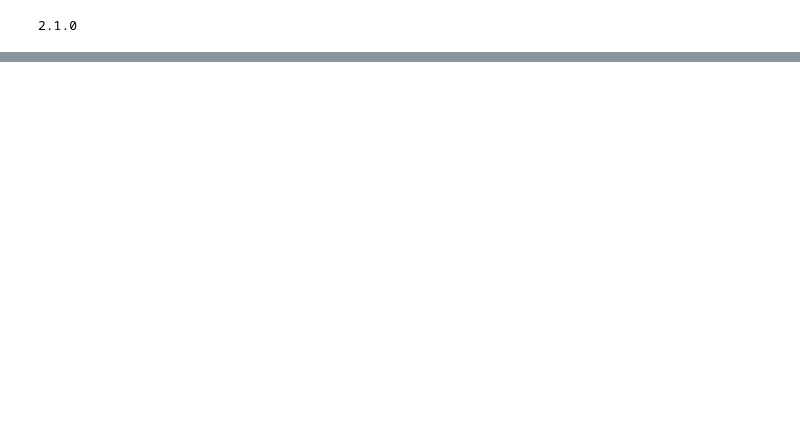
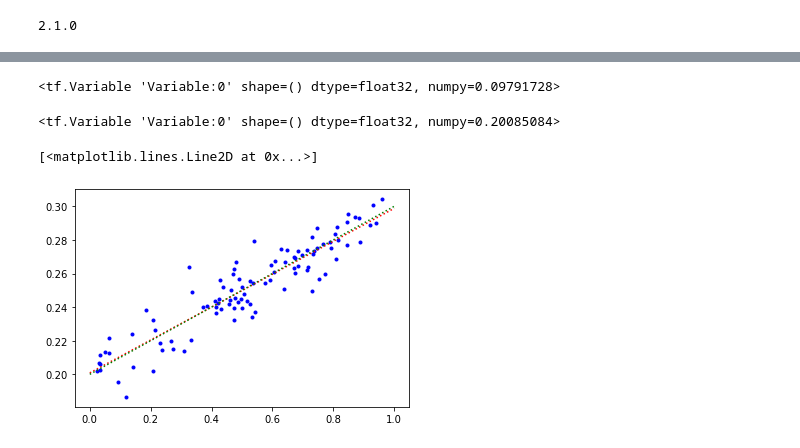
Before and after one commit to YashMunjal/Deep-learning-keras, a Jupyter notebook: linear-regression.ipynb, the cells around one changed output, grey strips where cells are left out. Saved outputs shown, nothing was run; the diff lists cells and outputs as text; code cells hidden in the pictures; blank space fills up the shorter version.

```diff
--- a/linear-regression.ipynb
+++ b/linear-regression.ipynb
@@ -113,0 +158,24 @@ Plotting the data
+# %%
+print("But random guessing can take forever. So\n")
+
+w=tf.Variable(0.0)
+b=tf.Variable(0.0)
+history = []
+learning_rate = 0.7
+#should be kept minimum for less delta b
+#we need derivatives d/dx
+#I kept it big as my prediction was coming 100% true
+steps=200
+
+for step in range(steps):
+    with tf.GradientTape() as tape:
+        loss=mean_squared_error(predict(X,w=w,b=b),Y)
+
+    gradients = tape.gradient(loss, [w, b])
+
+    history.append((w.numpy(), b.numpy(), loss.numpy()))
+    w.assign_sub(gradients[0] * learning_rate)
+    b.assign_sub(gradients[1] * learning_rate)
+
+    if step % 20 == 0:
+        print("Step %d, Loss %f" % (step, loss.numpy()))
@@ -113,0 +195,20 @@ Plotting the data
+# %%
+w
+# %% [output]
+<tf.Variable 'Variable:0' shape=() dtype=float32, numpy=0.09791728>
+# %%
+b
+# %% [output]
+<tf.Variable 'Variable:0' shape=() dtype=float32, numpy=0.20085084>
+# %%
+# testing the trained data
+
+w_true=0.1
+b_true=0.2
+
+plt.plot(X.numpy(),Y.numpy(),"b.")
+plt.plot([0,1],[0*w+b,1*w+b],"r:")
+plt.plot([0,1],[0*w_true+b_true,1*w_true+b_true],"g:")
+# %% [output]
+[<matplotlib.lines.Line2D at 0x...>]
+[figure, added]
```
Also changed, not shown: parts of 14 cells of this notebook.
